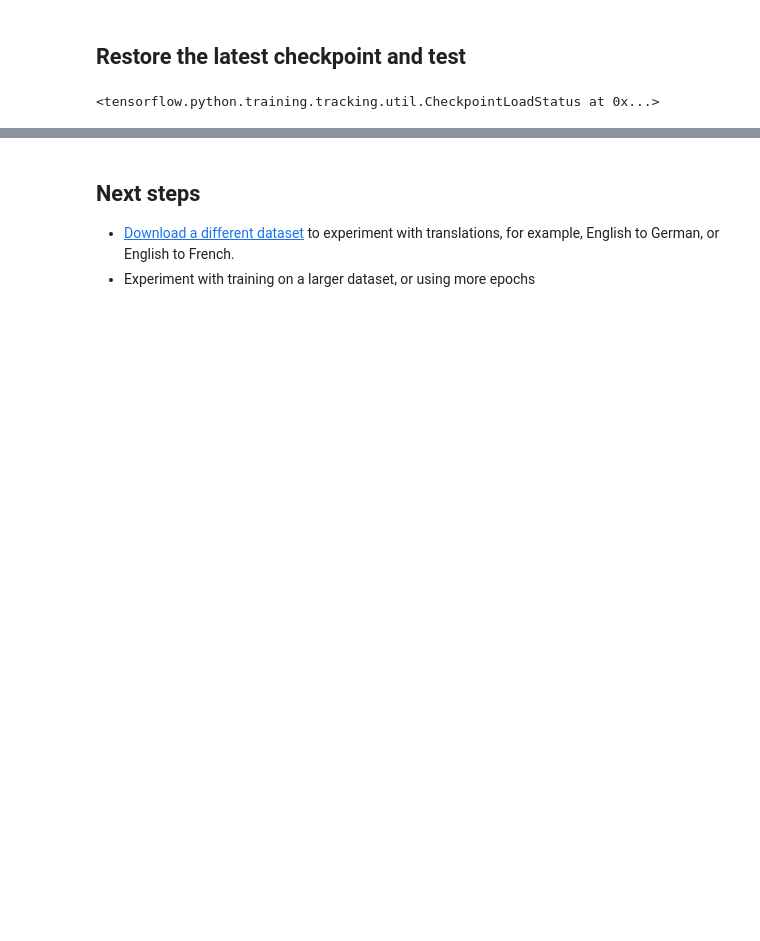
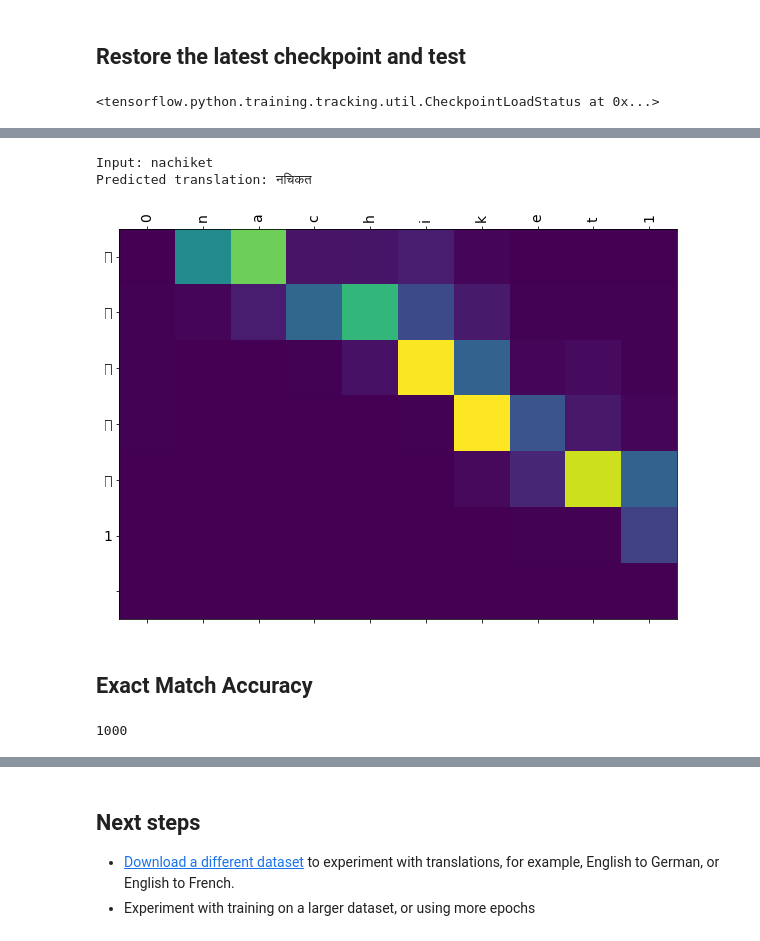
Before and after one commit to IamShivamJaiswal/sign-board, a Jupyter notebook: transliteration/Transliteration.ipynb, the cells around one changed output, grey strips where cells are left out. Saved outputs shown, nothing was run; the diff lists cells and outputs as text; code cells hidden in the pictures; blank space fills up the shorter version.

```diff
--- a/transliteration/Transliteration.ipynb
+++ b/transliteration/Transliteration.ipynb
@@ -619,0 +611,8 @@ Predicted translation: जसवाल
+# %%
+translitrate("Nachiket")
+# %% [output]
+Input: nachiket
+Predicted translation: नचिकत
+[figure, added]
+# %% [markdown]
+## Exact Match Accuracy
@@ -619,0 +649,4 @@ Predicted translation: जसवाल
+# %%
+len(test_data[0])
+# %% [output]
+1000
```
Also changed, not shown: parts of 15 cells of this notebook.
